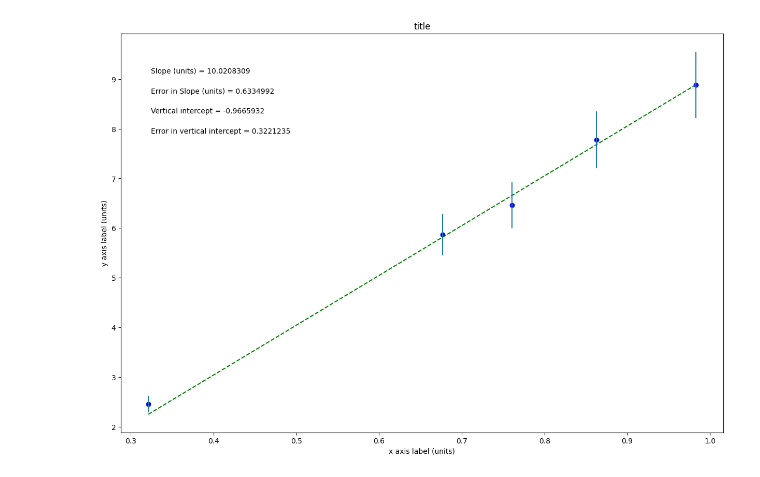
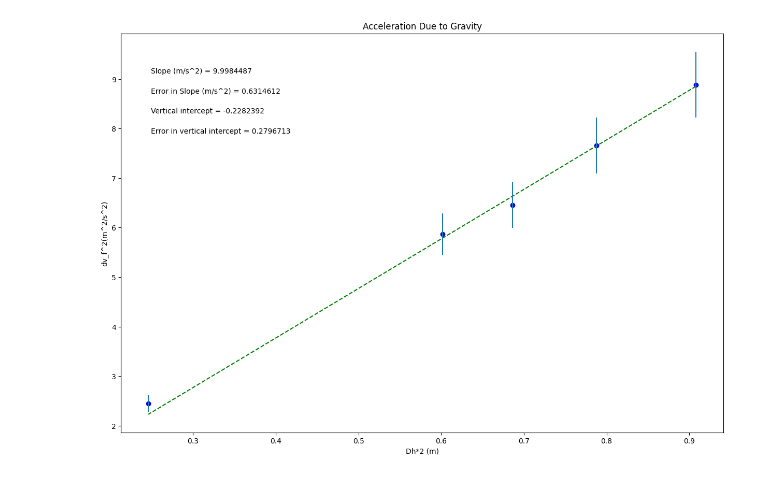
Before and after one commit to maleahjones-sketch/Physics-216-Lab, a Jupyter notebook: Physics_Lab_1.ipynb, the cells around one changed output. Saved outputs shown, nothing was run; the diff lists cells and outputs as text; code cells hidden in the pictures.

```diff
--- a/Physics_Lab_1.ipynb
+++ b/Physics_Lab_1.ipynb
@@ -19,11 +19,11 @@ import matplotlib.pyplot as plt
 #variable names should start with a letter and must contain only letters, numbers, and underscores
 
 
-xvariable_changeme = np.array([0.983,0.863,0.761,0.677,0.321])
+xvariable_changeme = np.array([0.908,0.788,0.686,0.602,0.246])
 
-yvariable_changeme = np.array([8.884985,7.77166,6.456598,5.865479,2.45128])
+yvariable_changeme = np.array([8.884985207,7.661033163,6.456597689,5.865478516,2.451280482])
 
-err_yvariable_changeme = np.array([0.667358,0.574065,0.467259,0.420473,0.165719])
+err_yvariable_changeme = np.array([0.667357671,0.564937754,0.46725924,0.420473135,0.165719116])
 
 
 
@@ -37,10 +37,10 @@ dy = err_yvariable_changeme        #this should be your error in y array
 
 #UPDATE EACH OF THESE 4 STRINGS FOR YOUR PLOT LABELS AS YOU WANT THEM TO APPEAR
 
-plot_title= 'title'
-x_label= 'x axis label (units)'
-y_label= 'y axis label (units)'
-slope_units= 'units'
+plot_title= 'Acceleration Due to Gravity'
+x_label= 'Dh*2 (m)'
+y_label= 'dv_f^2(m^2/s^2)'
+slope_units= 'm/s^2'
 
 #UPDATE ANNOTATION PLACEMENT SO IT'S OUT OF WAY OF PLOTTED DATA AND BEST FIT LINE
 #integer from 1 to 4, top R corner is 1 (counter-clockwise from there)
@@ -92,31 +92,31 @@ elif annotation_placement==3 or annotation_placement==4:
 #Don't need to change anything in this section!
 
 #Plot data on graph. Plot error bars and place values for slope,
 #error in slope, and vertical intercept (plus error) on the plot using "annotate"
 
 plt.figure(figsize=(15,10))
 
 plt.plot(x, fit, color='green', linestyle='--')
 plt.scatter(x, y, color='blue', marker='o')
 
 plt.xlabel(x_label)
 plt.ylabel(y_label)
 plt.title(plot_title)
 
 plt.errorbar(x, y, yerr=dy, xerr=None, fmt="none") #don't need to plot x error bars
 
 plt.annotate('Slope ({}) = {value:.{digits}f}'.format(slope_units,value=m, digits=7),
              (xpos, ypos[0]), xycoords='axes fraction')
 
 plt.annotate('Error in Slope ({}) = {value:.{digits}f}'.format(slope_units,value=dm, digits=7),
              (xpos, ypos[1]), xycoords='axes fraction')
 
 plt.annotate('Vertical intercept = {value:.{digits}f}'.format(value=b, digits=7),
              (xpos, ypos[2]), xycoords='axes fraction')
 
 plt.annotate('Error in vertical intercept = {value:.{digits}f}'.format(value=db, digits=7),
              (xpos, ypos[3]), xycoords='axes fraction')
 
 plt.show()
 # %% [output]
-[figure, old version]
+[figure, new version]
```
